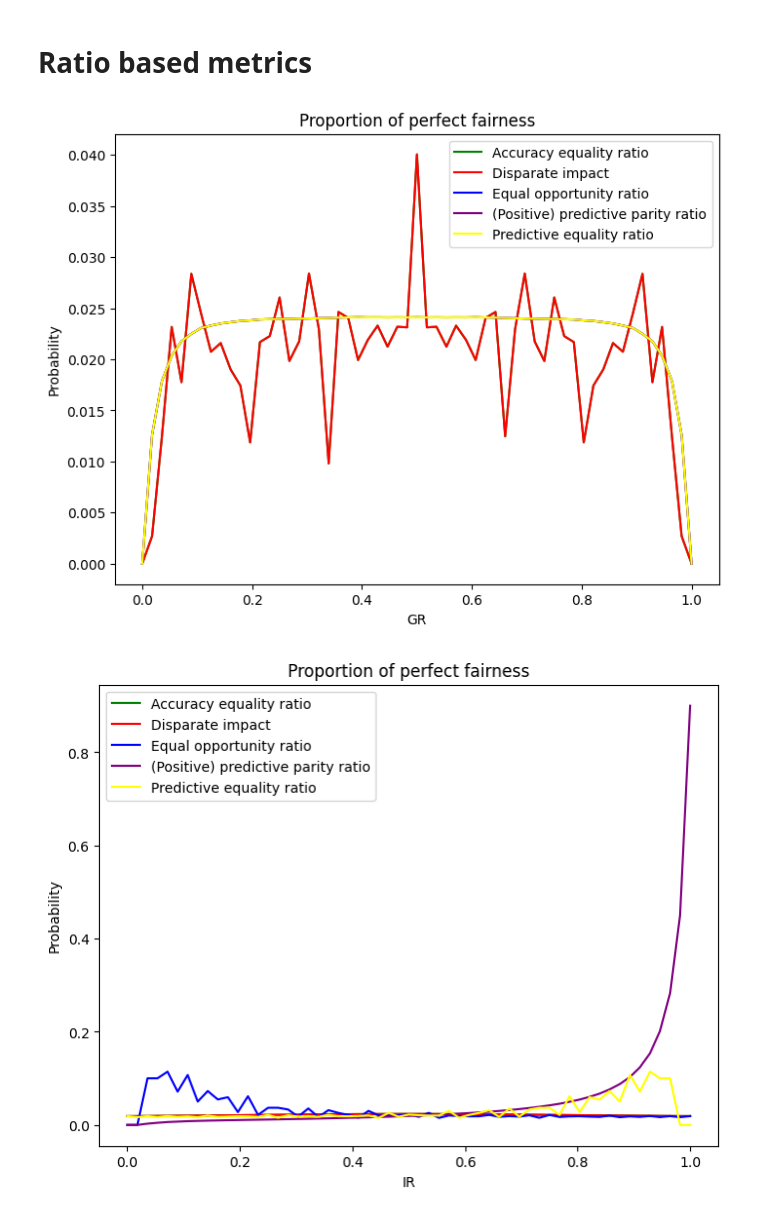
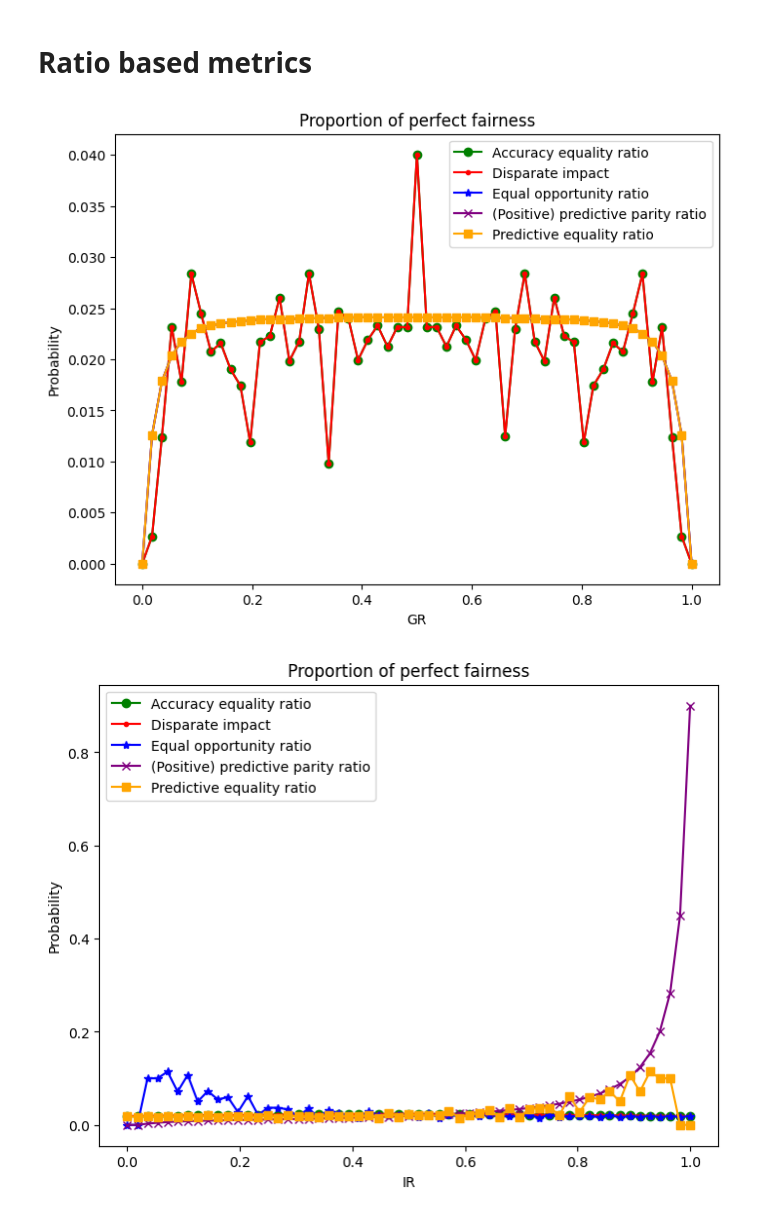
Before and after one commit to emanuelrck/Replication_analysis-of-fairness-measures, a Jupyter notebook: ppf_plot.ipynb, the cells around one changed output. Saved outputs shown, nothing was run; the diff lists cells and outputs as text; code cells hidden in the pictures.

Commit message:
more plotting options

```diff
--- a/ppf_plot.ipynb
+++ b/ppf_plot.ipynb
@@ -29,13 +29,13 @@ df_gr = pd.read_csv(path.join(calculations_dir, 'sonya_xxxxgr.csv'))
 
 dfs = {'ir': df_ir, 'gr': df_gr}
 
-color_mapping = {
-    'Accuracy equality difference': 'red',
-    'Equal opportunity difference': 'green',
-    'Predictive equality difference': 'blue',
-    'Negative predictive parity difference': 'orange',
-    'Positive predictive parity difference': 'purple',
-    'Statistical parity': 'black'
+diff_metrics_styles = {
+    'Accuracy equality difference': {'color': 'red', 'marker': 'o'},
+    'Equal opportunity difference': {'color': 'green', 'marker': 'v'},
+    'Predictive equality difference': {'color': 'blue', 'marker': 'x'},
+    'Negative predictive parity difference': {'color': 'orange', 'marker': '+'},
+    'Positive predictive parity difference': {'color': 'purple', 'marker': '*'},
+    'Statistical parity': {'color': 'black', 'marker': '.'},
 }
 # %%
 def melt_df(df, base_metric):
@@ -67,12 +67,16 @@ for metric in ['gr', 'ir']:
 # %% [markdown]
 ## Matplotlib attempt
 # %%
-def plot_mlp(df, base_metric, color_mapping=color_mapping):
+def plot_mlp(df, base_metric, color_mapping=color_mapping, y_max=None):
     fig, ax = plt.subplots(figsize=(8, 6))
     for col in df.columns:
         if col == base_metric:
             continue
-        ax.plot(df[base_metric], df[col], label=col, color=color_mapping[col])
+        ax.plot(df[base_metric], df[col], label=col, **color_mapping[col], alpha=.7)
+
+    if y_max is not None:
+        ax.set_ylim(0, y_max)
+
     ax.set_xlabel(base_metric.upper())
     ax.set_ylabel('Probability')
     ax.set_title('Proportion of perfect fairness')
@@ -81,7 +85,7 @@ def plot_mlp(df, base_metric, color_mapping=color_mapping):
     return fig
 # %%
 for ratio_type in ['gr', 'ir']:
-    fig = plot_mlp(dfs[ratio_type].copy(), ratio_type)      # TODO why copy?
+    fig = plot_mlp(dfs[ratio_type].copy(), ratio_type, diff_metrics_styles)      # TODO why copy?
     fig.savefig(path.join(plots_dir, f'ppf_{ratio_type}_2.png'),
                 dpi=300)
 # %% [output]
@@ -232,18 +236,18 @@ epsilon = 1./50.
 for ratio in ['gr', 'ir']:
     dfs_ratio[ratio] = pd.read_csv(path.join(calculations_dir, f'ppf_{ratio}_ratios_eps{epsilon}.csv'))
 
-ratio_metrics_colors = {    # { file: metric name }
-    'Accuracy equality ratio': 'green',
-    'Disparate impact': 'red',
-    'Equal opportunity ratio': 'blue',
-    '(Positive) predictive parity ratio': 'purple',
-    'Predictive equality ratio': 'yellow',
+ratio_metrics_styles = {    # { file: metric name }
+    'Accuracy equality ratio': {'color': 'green', 'marker': 'o'},
+    'Disparate impact': {'color': 'red', 'marker': '.'},
+    'Equal opportunity ratio': {'color': 'blue', 'marker': '*'},
+    '(Positive) predictive parity ratio': {'color': 'purple', 'marker': 'x'},
+    'Predictive equality ratio': {'color': 'orange', 'marker': 's'},
 }
 # %%
 for ratio_type in ['gr', 'ir']:
-    fig = plot_mlp(dfs_ratio[ratio_type].copy(), ratio_type, ratio_metrics_colors)      # TODO why copy?
+    fig = plot_mlp(dfs_ratio[ratio_type].copy(), ratio_type, ratio_metrics_styles)      # TODO why copy?
     fig.savefig(path.join(plots_dir, f'ppf_{ratio_type}_ratios_e{epsilon}_2.png'),
                 dpi=300)
 # %% [output]
-[figure, old version]
+[figure, new version]
-[figure, old version]
+[figure, new version]
```
Also changed, not shown: parts of 2 cells of this notebook.
